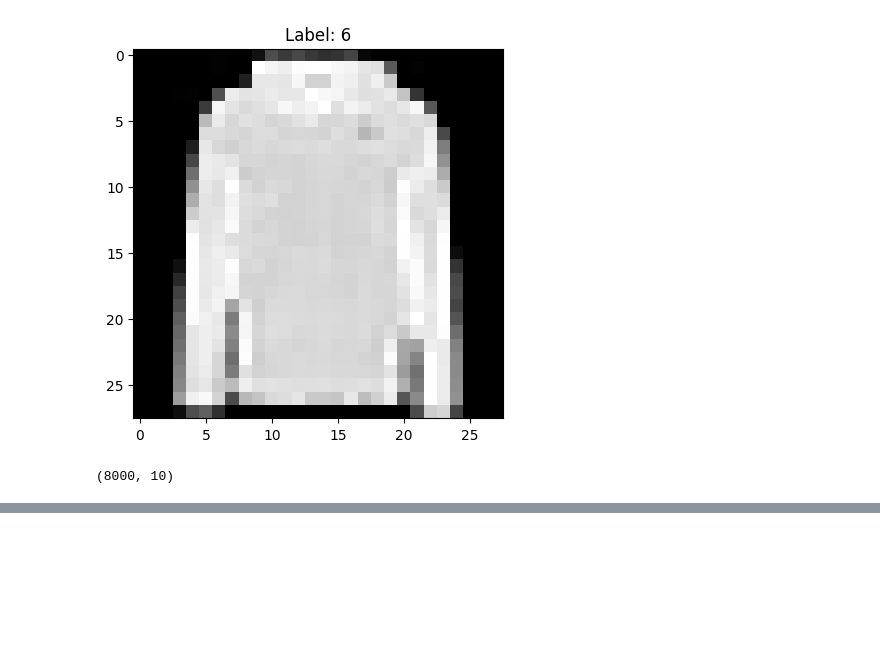
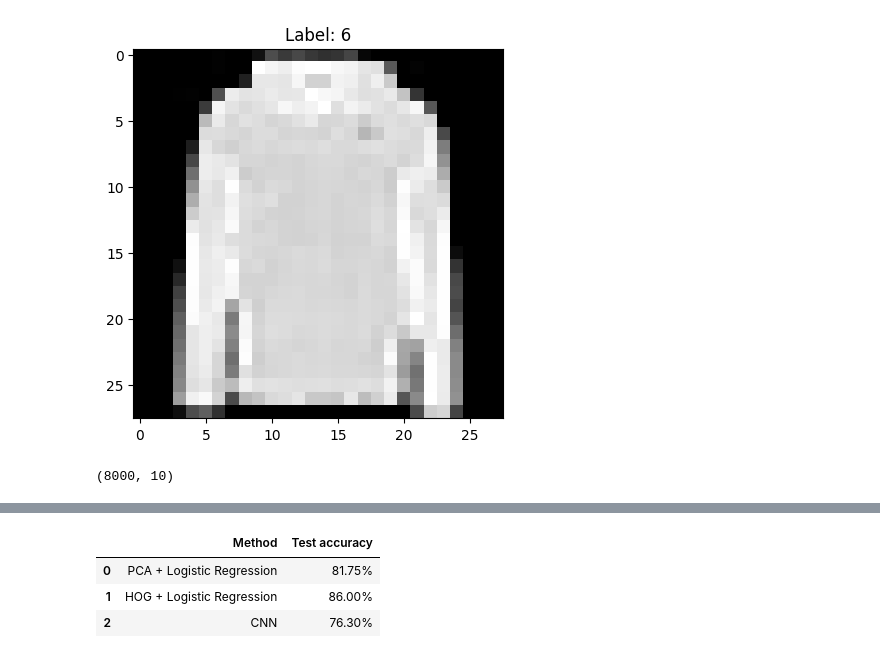
Before and after one commit to AnaDiazJ/egci463, a Jupyter notebook: Pattern_Midterm_Group9.ipynb, the cells around one changed output, grey strips where cells are left out. Saved outputs shown, nothing was run; the diff lists cells and outputs as text; code cells hidden in the pictures; blank space fills up the shorter version.

```diff
--- a/Pattern_Midterm_Group9.ipynb
+++ b/Pattern_Midterm_Group9.ipynb
@@ -666,0 +730,25 @@ plt.legend(); plt.title('Accuracy'); plt.show()
+# %%
+import pandas as pd
+
+# Compare all three methods on the same 2,000 test images.
+cnn_accuracy = accuracy_score(y_test, y_pred)
+
+comparison = pd.DataFrame({
+    "Method": [
+        "PCA + Logistic Regression",
+        "HOG + Logistic Regression",
+        "CNN"
+    ],
+    "Test accuracy": [
+        0.8175,       # Result recorded in Stage 1
+        hog_accuracy,
+        cnn_accuracy
+    ]
+})
+
+display(comparison.style.format({"Test accuracy": "{:.2%}"}))
+# %% [output]
+|  | Method | Test accuracy |
+| 0 | PCA + Logistic Regression | 81.75% |
+| 1 | HOG + Logistic Regression | 86.00% |
+| 2 | CNN | 76.30% |
```
Also changed, not shown: parts of 6 cells of this notebook.
